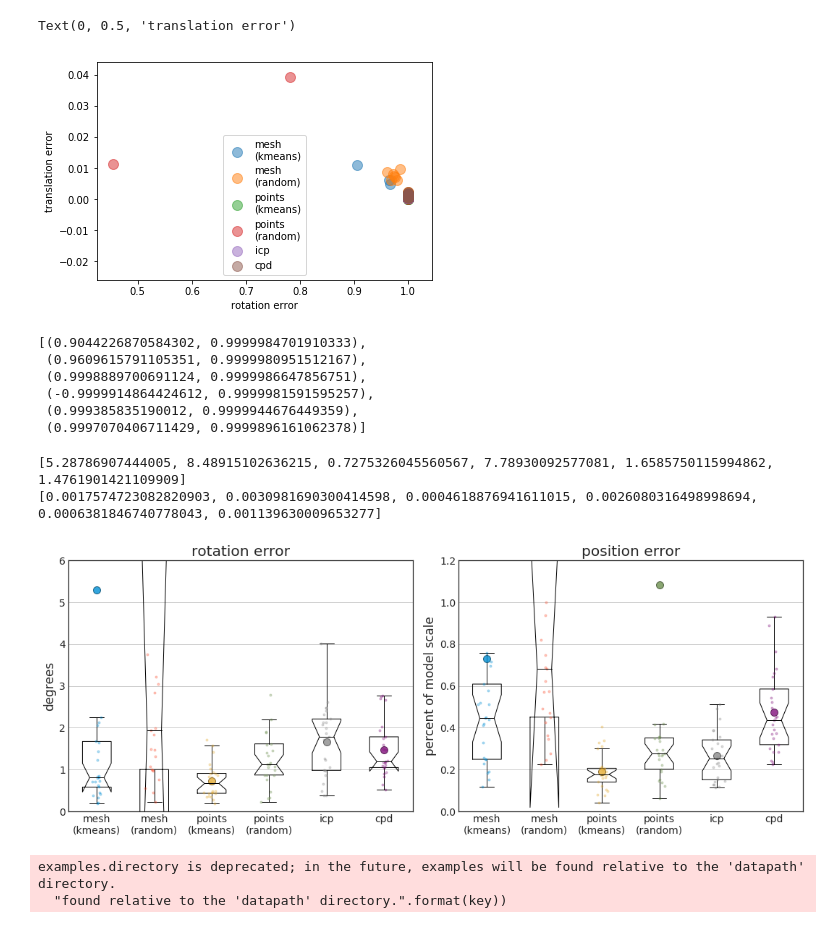
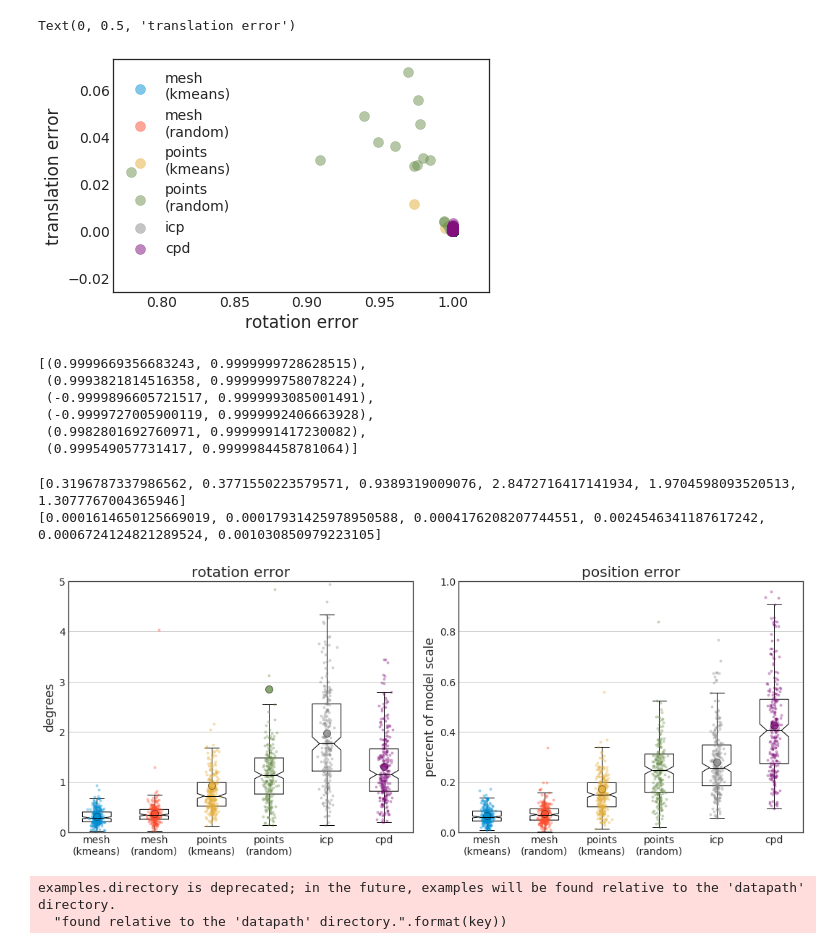
Before and after one commit to leonidk/direct_gmm, a Jupyter notebook: reg_viz.ipynb, the cells around one changed output. Cells and saved outputs as stored; diff of their text form; code cells hidden in the pictures.

```diff
--- a/reg_viz.ipynb
+++ b/reg_viz.ipynb
@@ -3,11 +3,12 @@ from pylab import *
 import matplotlib
 import matplotlib.colors
 # %%
-names = ['meshk','mesh','vertsk','verts','icp','cpd']
+names = ['meshk','mesh','vertsk','verts','icp','cpd'] #,'areas'
 #data_20k_fullverts/ #data_monday_final_k100/
-res = [np.loadtxt('{}2.csv'.format(n),delimiter=',') for n in names]
+res = [np.loadtxt('data_sunday_full/{}2.csv'.format(n),delimiter=',') for n in names]
 names[0] = 'mesh\n(kmeans)'
 names[1] = 'mesh\n(random)'
+#names[2] = 'mesh (a)\n(kmeans)'
 names[2] = 'points\n(kmeans)'
 names[3] = 'points\n(random)'
 # %%
@@ -18,16 +19,16 @@ plt.xlabel('rotation error')
 plt.ylabel('translation error')
 # %% [output]
 Text(0, 0.5, 'translation error')
-[figure, old version]
+[figure, new version]
 # %%
 [(min(X),max(X)) for X in [_[:,0] for _ in res]]
 # %% [output]
-[(0.9044226870584302, 0.9999984701910333),
- (0.9609615791105351, 0.9999980951512167),
- (0.9998889700691124, 0.9999986647856751),
- (-0.9999914864424612, 0.9999981591595257),
- (0.999385835190012, 0.9999944676449359),
- (0.9997070406711429, 0.9999896161062378)]
+[(0.9999669356683243, 0.9999999728628515),
+ (0.9993821814516358, 0.9999999758078224),
+ (-0.9999896605721517, 0.9999993085001491),
+ (-0.9999727005900119, 0.9999992406663928),
+ (0.9982801692760971, 0.9999991417230082),
+ (0.999549057731417, 0.9999984458781064)]
 # %%
 from matplotlib import rc
 plt.style.use('fivethirtyeight')
@@ -58,39 +59,39 @@ for i,err in enumerate(res):
     x = np.random.normal(i+1, 0.05, size=len(y))
     p = plt.plot(x,y,'.',alpha=0.3)
     plt_color = matplotlib.colors.hex2color(p[0].get_color())
     clr2 = tuple(np.array(plt_color)*0.5)
     plt.plot(i+1,y.mean(),'.',c=plt_color,ms=20,alpha=0.8,mec=clr2,lw=1.0)
-plt.ylim(top=6)
+plt.ylim(top=5)
 plt.grid(True,axis='y')
 plt.subplot(1,2,2)
 
 plt.boxplot([_[:,1]/model_scale * 100 for _ in res],labels=names,notch=True,flierprops={'marker':''},medianprops={'color':'k'})
 #plt.ylim(0,0.01)
 plt.title('position error')
 plt.ylabel('percent of model scale')
 #print([2*np.arccos(abs(_[:,0])).mean() for _ in res])
 print([_.mean() for _ in angle_errors])
 
 print([_[:,1].mean() for _ in res])
 #print([2*np.arccos(abs(_[:,0])).max() for _ in res])
 
 plt.ylim(bottom=0)
 for i,err in enumerate(res):
     y = err[:,1]/model_scale * 100
     x = np.random.normal(i+1, 0.05, size=len(y))
     p = plt.plot(x,y,'.',alpha=0.3)
     plt_color = matplotlib.colors.hex2color(p[0].get_color())
     clr2 = tuple(np.array(plt_color)*0.5)
     plt.plot(i+1,y.mean(),'.',c=plt_color,ms=20,alpha=0.8,mec=clr2,lw=1.0)
 #plt.ylim(top=0.025/0.05)
-plt.ylim(top=1.2)
+plt.ylim(top=1.0)
 plt.grid(True,axis='y')
 plt.tight_layout()
-fig.savefig('new-viz-k100.pdf', facecolor=fig.get_facecolor(), edgecolor='none')
+fig.savefig('new-viz-k100_2.pdf', facecolor=fig.get_facecolor(), edgecolor='none')
 # %% [output]
-[5.28786907444005, 8.48915102636215, 0.7275326045560567, 7.78930092577081, 1.6585750115994862, 1.4761901421109909]
-[0.0017574723082820903, 0.0030981690300414598, 0.0004618876941611015, 0.0026080316498998694, 0.0006381846740778043, 0.001139630009653277]
+[0.3196787337986562, 0.3771550223579571, 0.9389319009076, 2.8472716417141934, 1.9704598093520513, 1.3077767004365946]
+[0.0001614650125669019, 0.00017931425978950588, 0.0004176208207744551, 0.0024546341187617242, 0.0006724124821289524, 0.001030850979223105]
-[figure, old version]
+[figure, new version]
 # %%
 plt.rcParams
 # %% [output]
```
Also changed, not shown: 26 other files.
